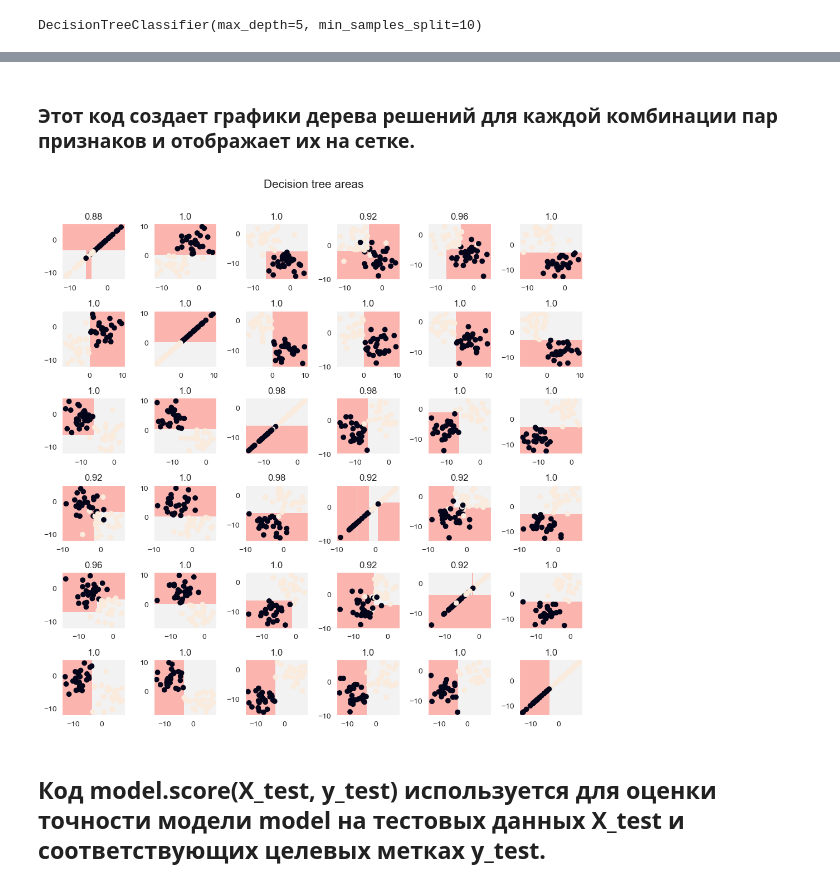
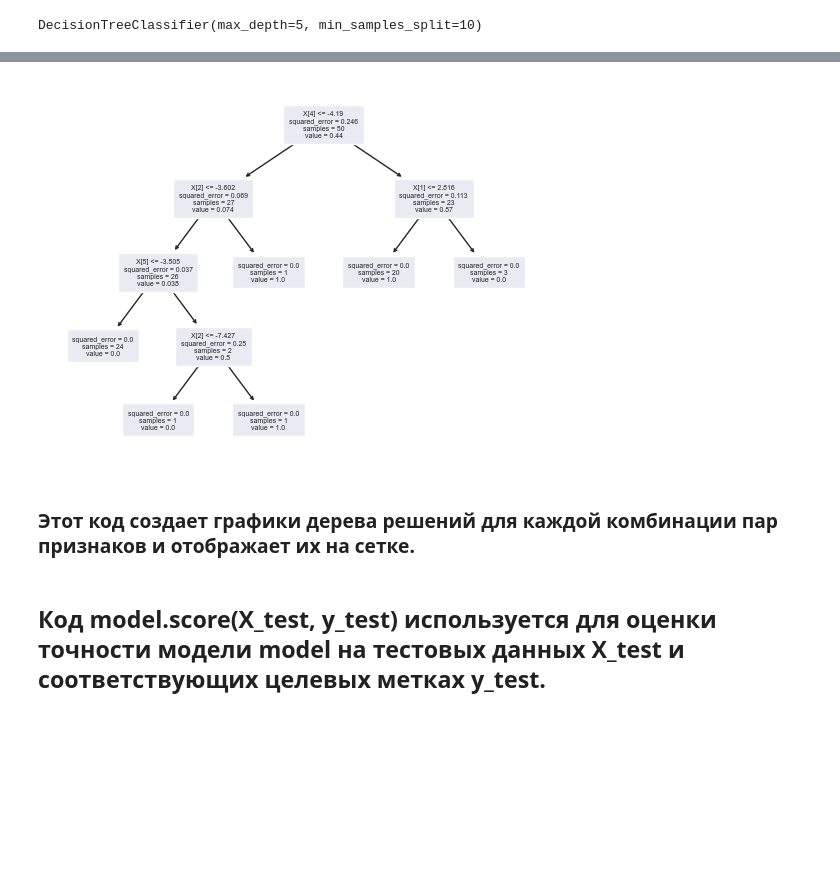
Before and after one commit to malinatrash/Data-Analytics, a Jupyter notebook: lab5/task.ipynb, the cells around one changed output, grey strips where cells are left out. Saved outputs shown, nothing was run; the diff lists cells and outputs as text; code cells hidden in the pictures; blank space fills up the shorter version.

```diff
--- a/lab5/task.ipynb
+++ b/lab5/task.ipynb
@@ -74,3 +75,26 @@ plt.show()
+# %%
+from sklearn.tree import ExtraTreeRegressor
+from sklearn import tree
+import graphviz
+
+# Create the regressor
+regressor = ExtraTreeRegressor(max_depth=5)
+
+# Fit the model
+regressor.fit(X_train, y_train)
+tree.plot_tree(regressor, fontsize=5)
+plt.show()
+
+## Export the tree as a dot file
+# dot_data = tree.export_graphviz(regressor, out_file=None)
+#
+# # Create a graph from the dot data
+# graph = graphviz.Source(dot_data)
+#
+# # Display the graph
+# graph.view()
+# %% [output]
+[figure, added]
 # %%
 # Функция DT(field1, field2, k) принимает входные аргументы field1, field2 и k и выполняет следующие действия:
 def DT(field1, field2, k):
@@ -137,8 +161,6 @@ plt.subplots_adjust(top=0.92)
 
 # Отображение графика на экране:
 plt.show()
-# %% [output]
-[figure, removed]
 # %% [markdown]
 ## Код model.score(X_test, y_test) используется для оценки точности модели model на тестовых данных X_test и соответствующих целевых метках y_test.
 # %%
```
Also changed, not shown: parts of 18 cells of this notebook, 1 other file.
